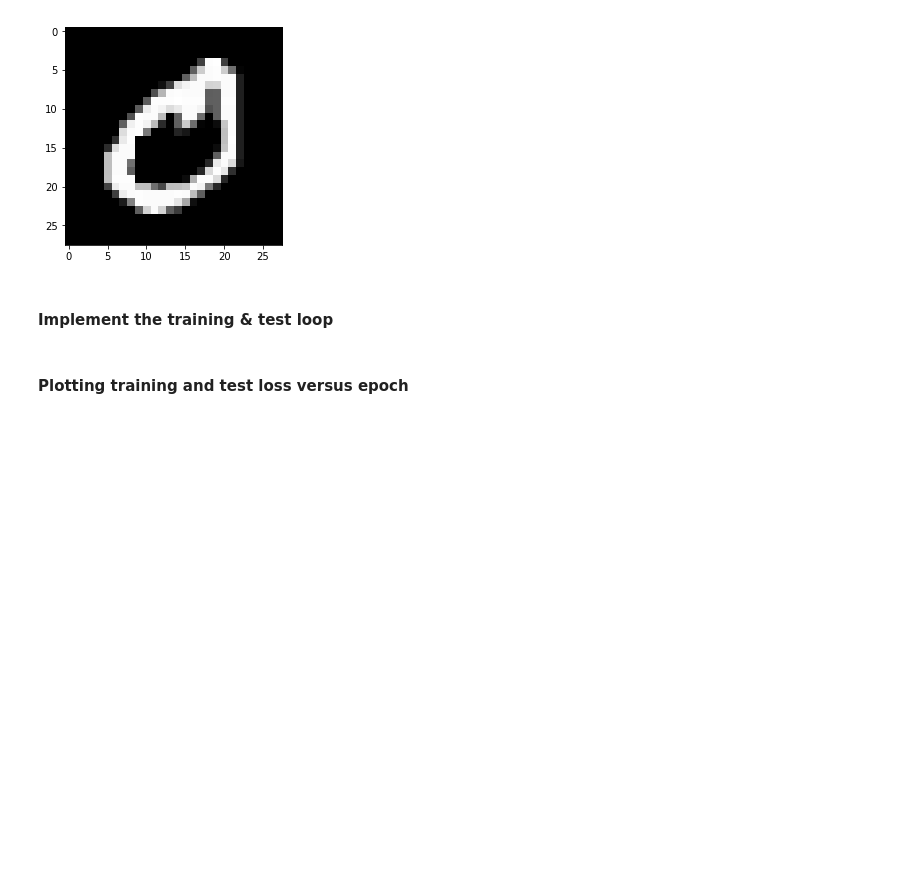
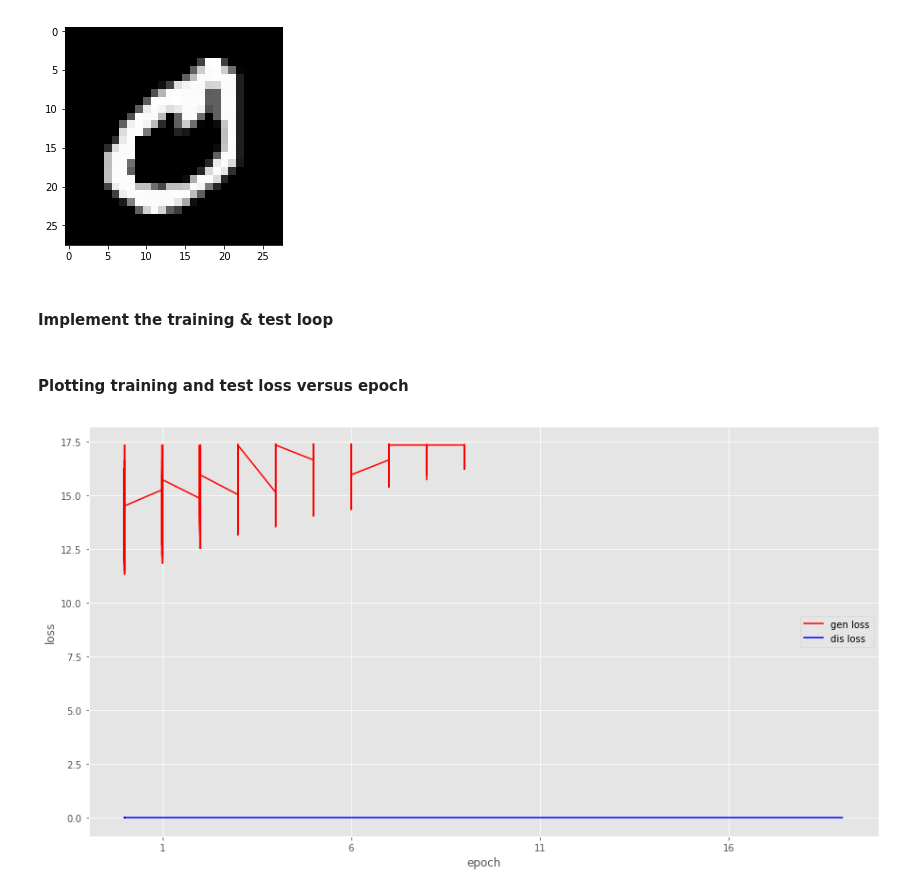
Before and after one commit to pieterwolfert/ccn, a Jupyter notebook: assignment6/Assignment6.ipynb, the cells around one changed output. Drawn from its saved outputs; the diff is of its cells as text; code cells hidden in the pictures; blank space fills up the shorter version.

```diff
--- a/assignment6/Assignment6.ipynb
+++ b/assignment6/Assignment6.ipynb
@@ -117,14 +120,45 @@ optimizer_gen.setup(classifier_gen)
 # %%
 epochs = 20
 ri = RandomIterator(train_data, 1)
-for x in range(epochs):
+gen_loss = []
+dis_loss = []
+for i in range(epochs):
     for batch in ri:
         x = batch[0][0].astype('float32')
         z = gen.gen().astype('float32')
+
+        # Update Discriminator
         classifier_dis.cleargrads()
-        loss = F.sum(classifier_dis(x, z))
+        y_fake = F.sum(classifier_dis(z))
+        y_real = F.sum(classifier_dis(x))
+        loss_d = -F.log(y_real) - F.log(1 - y_fake)
+        dis_loss.append({'epoch': i, 'loss': loss_d.data})
+        loss_d.backward()
+        optimizer_dis.update()
+
+        # Update Generator
+        gen.cleargrads()
+        loss_g = -F.log(y_fake)
+        gen_loss.append({'epoch': i, 'loss': loss_g.data})
+        loss_g.backward()
         optimizer_gen.update()
-        optimizer_dis.update()
-        #after this instructions are not so clear to me anymore..
 # %% [markdown]
 #### Plotting training and test loss versus epoch
+# %%
+def visualize_loss(gen_loss, dis_loss, nr_epochs=50):
+    matplotlib.style.use('ggplot')
+    figure = plt.figure(figsize=(15,8))
+    ax = figure.add_subplot(111)
+    ax.set_xlabel('epoch')
+    ax.set_ylabel('loss')
+    xticks = np.arange(1, nr_epochs+1, 5)
+    ax.set_xticks(xticks)
+    e_gen, l_gen = [point['epoch'] for point in gen_loss], [point['loss'] for point in gen_loss]
+    e_dis, l_dis = [point['epoch'] for point in dis_loss], [point['loss'] for point in dis_loss]
+    gen, = plt.plot(e_gen, l_gen, 'r', label = 'gen loss')
+    dis, = plt.plot(e_dis, l_dis, 'b', label = 'dis loss')
+    plt.legend([gen, dis], ['gen loss', 'dis loss'])
+    plt.show()
+visualize_loss(gen_loss, dis_loss, nr_epochs=20)
+# %% [output]
+[figure, added]
```
Also changed, not shown: parts of 4 cells of this notebook, 1 other file.
